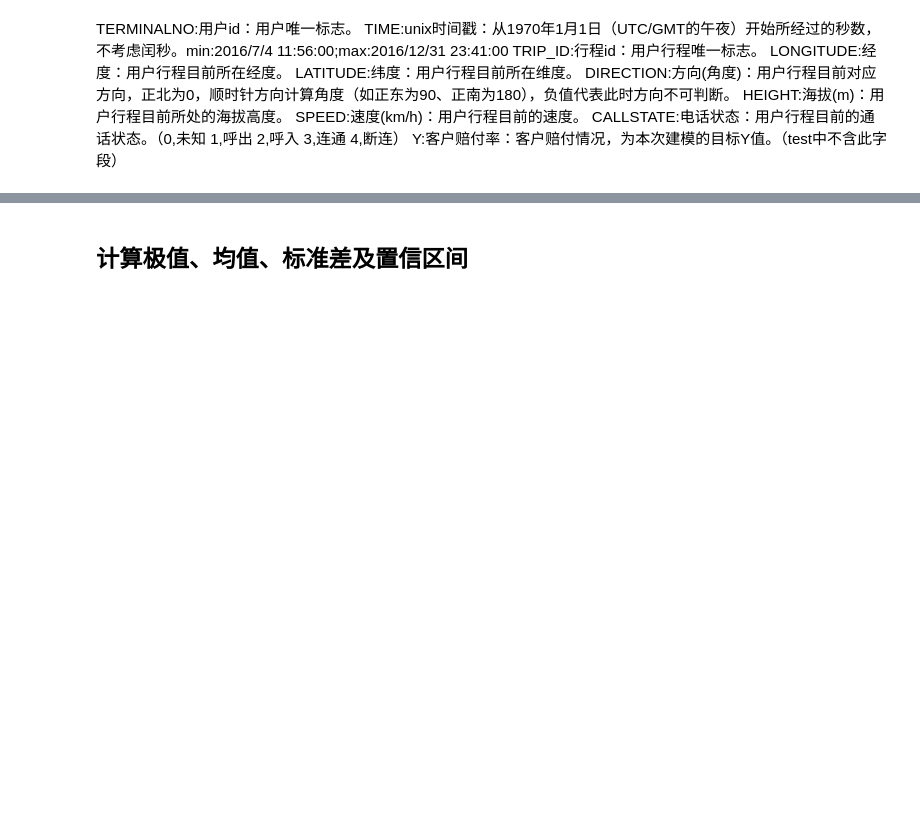
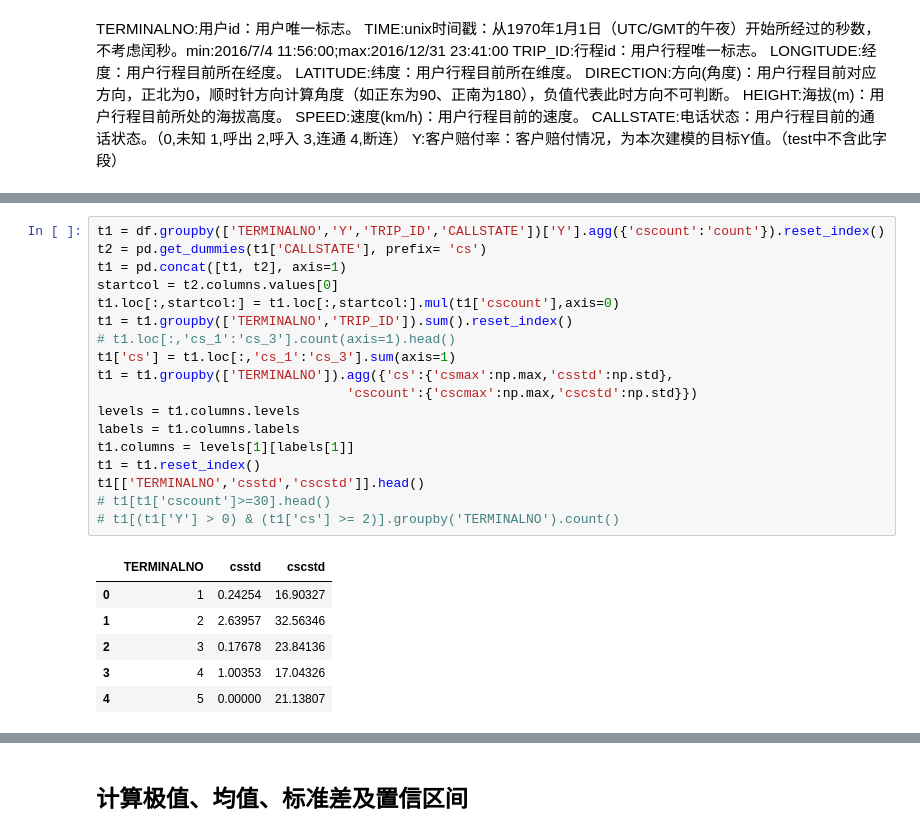
Before and after one commit to sha256cn/competition, a Jupyter notebook: datafountain/season7-Copy2.ipynb, the cells around one changed output, grey strips where cells are left out. Cells and saved outputs as stored; diff of their text form; blank space fills up the shorter version.

```diff
--- a/datafountain/season7-Copy2.ipynb
+++ b/datafountain/season7-Copy2.ipynb
@@ -70,0 +98,25 @@ df = df[(df['month'] != 9) | ((df['month'] == 9) & ((df['day'] > 18) | (df['day'
+# %%
+t1 = df.groupby(['TERMINALNO','Y','TRIP_ID','CALLSTATE'])['Y'].agg({'cscount':'count'}).reset_index()
+t2 = pd.get_dummies(t1['CALLSTATE'], prefix= 'cs')
+t1 = pd.concat([t1, t2], axis=1)
+startcol = t2.columns.values[0]
+t1.loc[:,startcol:] = t1.loc[:,startcol:].mul(t1['cscount'],axis=0)
+t1 = t1.groupby(['TERMINALNO','TRIP_ID']).sum().reset_index()
+# t1.loc[:,'cs_1':'cs_3'].count(axis=1).head()
+t1['cs'] = t1.loc[:,'cs_1':'cs_3'].sum(axis=1)
+t1 = t1.groupby(['TERMINALNO']).agg({'cs':{'csmax':np.max,'csstd':np.std},
+                                'cscount':{'cscmax':np.max,'cscstd':np.std}})
+levels = t1.columns.levels
+labels = t1.columns.labels
+t1.columns = levels[1][labels[1]]
+t1 = t1.reset_index()
+t1[['TERMINALNO','csstd','cscstd']].head()
+# t1[t1['cscount']>=30].head()
+# t1[(t1['Y'] > 0) & (t1['cs'] >= 2)].groupby('TERMINALNO').count()
+# %% [output]
+|  | TERMINALNO | csstd | cscstd |
+| 0 | 1 | 0.24254 | 16.90327 |
+| 1 | 2 | 2.63957 | 32.56346 |
+| 2 | 3 | 0.17678 | 23.84136 |
+| 3 | 4 | 1.00353 | 17.04326 |
+| 4 | 5 | 0.00000 | 21.13807 |
```
Also changed, not shown: parts of 7 cells of this notebook, 6 other files.
